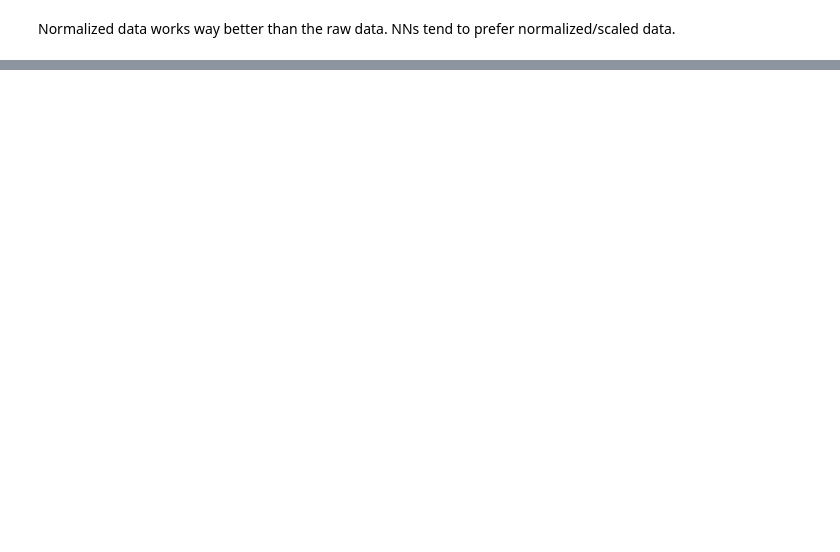
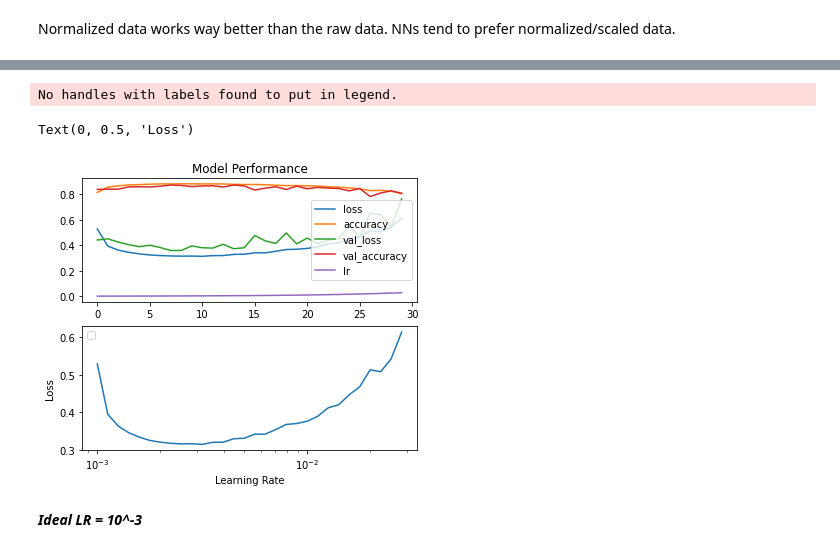
Before and after one commit to Shreyas-13/Tensorflow-Developer, a Jupyter notebook: 02_NeuralNetwork__Classification.ipynb, the cells around one changed output, grey strips where cells are left out. Cells and saved outputs as stored; diff of their text form; code cells hidden in the pictures; blank space fills up the shorter version.

```diff
--- a/02_NeuralNetwork__Classification.ipynb
+++ b/02_NeuralNetwork__Classification.ipynb
@@ -545,0 +533,32 @@ plt.legend(loc='upper right')
+# %%
+tf.random.set_seed(42)
+
+# Create model
+
+model6 = tf.keras.Sequential([
+                        tf.keras.layers.Flatten(input_shape=(28,28)),
+                        tf.keras.layers.Dense(units=32, activation='relu'),
+                        tf.keras.layers.Dense(units=64, activation='relu'),
+                        tf.keras.layers.Dense(units=10, activation='softmax')
+])
+
+# Compile
+model6.compile(loss=tf.keras.losses.SparseCategoricalCrossentropy(),
+               optimizer=tf.keras.optimizers.Adam(),
+               metrics=['accuracy'])
+
+# Create the lr_scheduler
+
+lr_scheduler = tf.keras.callbacks.LearningRateScheduler(
+    lambda epoch: 1e-3 * 10**(epoch/20)
+)
+
+# Fitting the model
+history = model6.fit(train_data_norm,
+                    train_labels,
+                    epochs=30,
+                    validation_data=(test_data_norm, test_labels),
+                    callbacks=[lr_scheduler])
+# %%
+df = pd.DataFrame(history.history)
+df.head()
@@ -545,0 +572,15 @@ plt.legend(loc='upper right')
+# %%
+fig, axes = plt.subplots(2,1)
+
+df.plot(ax=axes[0], title='Model Performance', figsize=(6, 5))
+plt.legend(loc="upper left")
+# plt.tight_layout()
+plt.semilogx(df.lr, df.loss)
+plt.xlabel('Learning Rate')
+plt.ylabel('Loss')
+# %% [output]
+No handles with labels found to put in legend.
+Text(0, 0.5, 'Loss')
+[figure, added]
+# %% [markdown]
+***Ideal LR = 10^-3***
```
Also changed, not shown: parts of 18 cells of this notebook.
